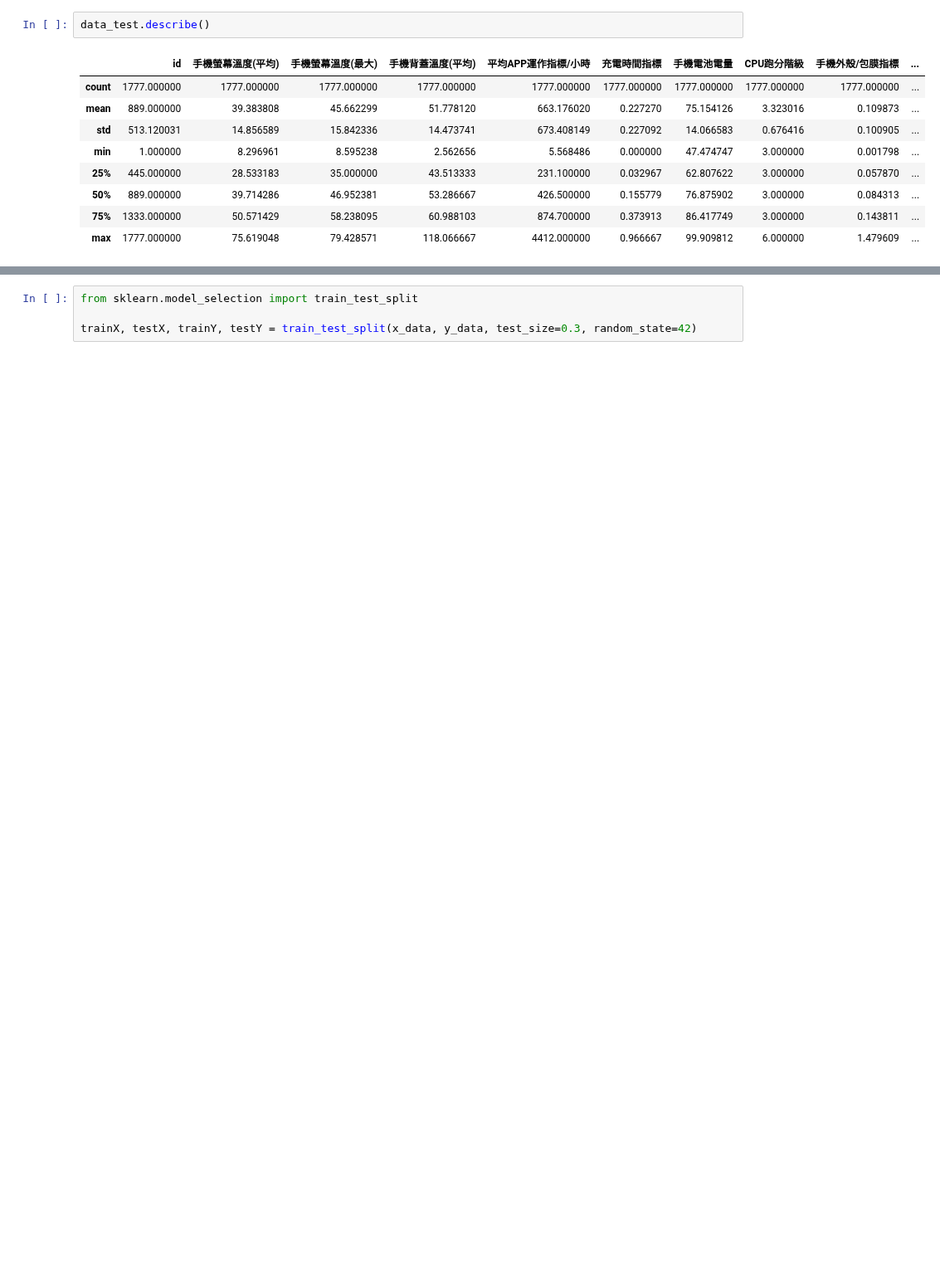
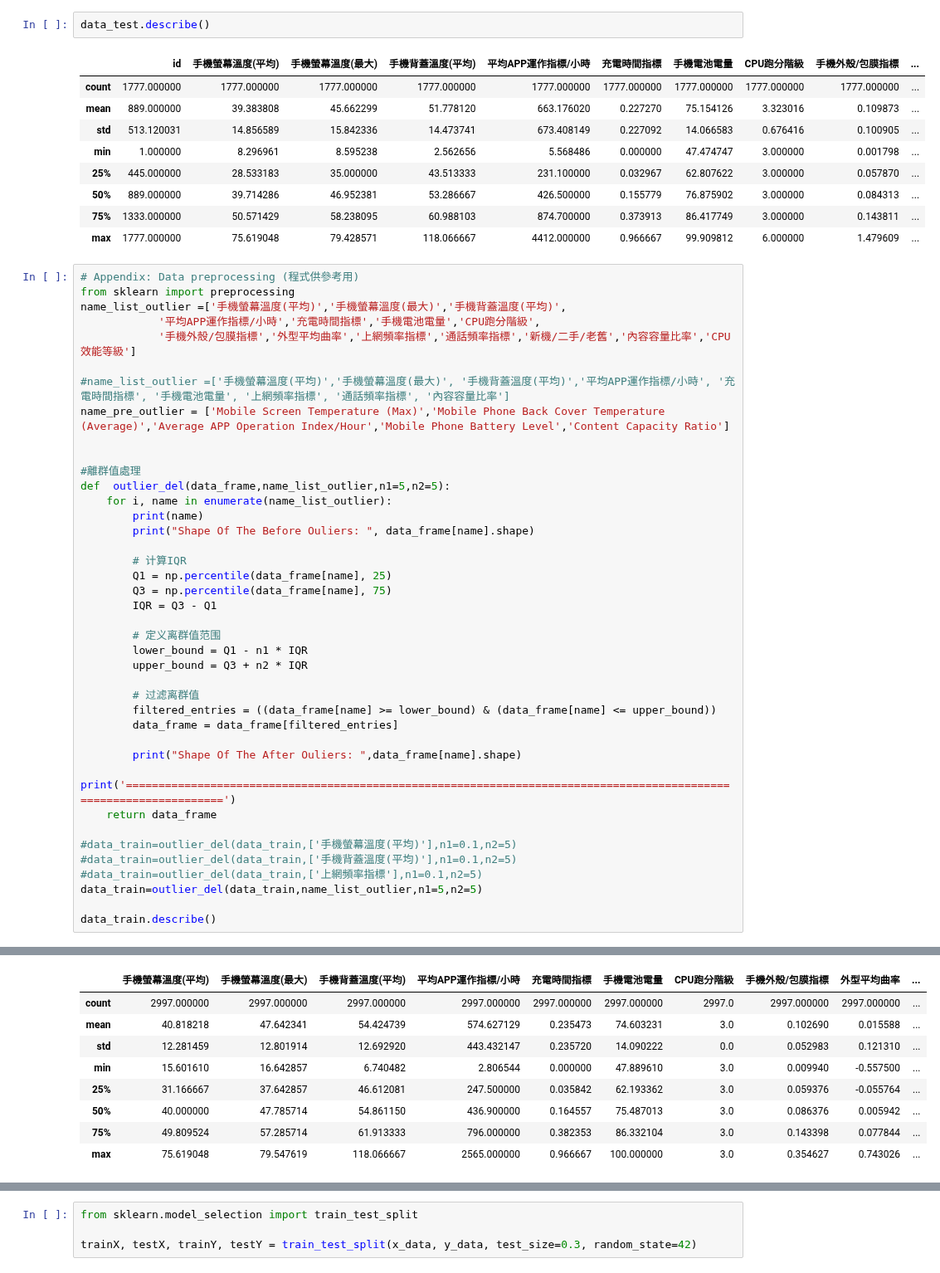
Before and after one commit to jeremy4111/ai, a Jupyter notebook: catboost.ipynb, the cells around one changed output, grey strips where cells are left out. Shown at 83% size. Saved outputs shown, nothing was run; the diff lists cells and outputs as text; blank space fills up the shorter version.

```diff
--- a/catboost.ipynb
+++ b/catboost.ipynb
@@ -24,3 +24,44 @@ data_test.describe()
 | 50% | 889.000000 | 39.714286 | 46.952381 | 53.286667 | 426.500000 | 0.155779 | 76.875902 | 3.000000 | 0.084313 | ... |
 | 75% | 1333.000000 | 50.571429 | 58.238095 | 60.988103 | 874.700000 | 0.373913 | 86.417749 | 3.000000 | 0.143811 | ... |
 | max | 1777.000000 | 75.619048 | 79.428571 | 118.066667 | 4412.000000 | 0.966667 | 99.909812 | 6.000000 | 1.479609 | ... |
+# %%
+# Appendix: Data preprocessing (程式供參考用)
+from sklearn import preprocessing
+name_list_outlier =['手機螢幕溫度(平均)','手機螢幕溫度(最大)','手機背蓋溫度(平均)',
+            '平均APP運作指標/小時','充電時間指標','手機電池電量','CPU跑分階級',
+            '手機外殼/包膜指標','外型平均曲率','上網頻率指標','通話頻率指標','新機/二手/老舊','內容容量比率','CPU效能等級']
+
+#name_list_outlier =['手機螢幕溫度(平均)','手機螢幕溫度(最大)', '手機背蓋溫度(平均)','平均APP運作指標/小時', '充電時間指標', '手機電池電量', '上網頻率指標', '通話頻率指標', '內容容量比率']
+name_pre_outlier = ['Mobile Screen Temperature (Max)','Mobile Phone Back Cover Temperature (Average)','Average APP Operation Index/Hour','Mobile Phone Battery Level','Content Capacity Ratio']
+
+
+#離群值處理
+def  outlier_del(data_frame,name_list_outlier,n1=5,n2=5):
+    for i, name in enumerate(name_list_outlier):
+        print(name)
+        print("Shape Of The Before Ouliers: ", data_frame[name].shape)
+
+        # 计算IQR
+        Q1 = np.percentile(data_frame[name], 25)
+        Q3 = np.percentile(data_frame[name], 75)
+        IQR = Q3 - Q1
+
+        # 定义离群值范围
+        lower_bound = Q1 - n1 * IQR
+        upper_bound = Q3 + n2 * IQR
+
+        # 过滤离群值
+        filtered_entries = ((data_frame[name] >= lower_bound) & (data_frame[name] <= upper_bound))
+        data_frame = data_frame[filtered_entries]
+
+        print("Shape Of The After Ouliers: ",data_frame[name].shape)
+        print('===================================================================================================================')
+    return data_frame
+
+#data_train=outlier_del(data_train,['手機螢幕溫度(平均)'],n1=0.1,n2=5)
+#data_train=outlier_del(data_train,['手機背蓋溫度(平均)'],n1=0.1,n2=5)
+#data_train=outlier_del(data_train,['上網頻率指標'],n1=0.1,n2=5)
+data_train=outlier_del(data_train,name_list_outlier,n1=5,n2=5)
+
+data_train.describe()
+# %% [output]
@@ -26,0 +85,9 @@ data_test.describe()
+|  | 手機螢幕溫度(平均) | 手機螢幕溫度(最大) | 手機背蓋溫度(平均) | 平均APP運作指標/小時 | 充電時間指標 | 手機電池電量 | CPU跑分階級 | 手機外殼/包膜指標 | 外型平均曲率 | ... |
+| count | 2997.000000 | 2997.000000 | 2997.000000 | 2997.000000 | 2997.000000 | 2997.000000 | 2997.0 | 2997.000000 | 2997.000000 | ... |
+| mean | 40.818218 | 47.642341 | 54.424739 | 574.627129 | 0.235473 | 74.603231 | 3.0 | 0.102690 | 0.015588 | ... |
+| std | 12.281459 | 12.801914 | 12.692920 | 443.432147 | 0.235720 | 14.090222 | 0.0 | 0.052983 | 0.121310 | ... |
+| min | 15.601610 | 16.642857 | 6.740482 | 2.806544 | 0.000000 | 47.889610 | 3.0 | 0.009940 | -0.557500 | ... |
+| 25% | 31.166667 | 37.642857 | 46.612081 | 247.500000 | 0.035842 | 62.193362 | 3.0 | 0.059376 | -0.055764 | ... |
+| 50% | 40.000000 | 47.785714 | 54.861150 | 436.900000 | 0.164557 | 75.487013 | 3.0 | 0.086376 | 0.005942 | ... |
+| 75% | 49.809524 | 57.285714 | 61.913333 | 796.000000 | 0.382353 | 86.332104 | 3.0 | 0.143398 | 0.077844 | ... |
+| max | 75.619048 | 79.547619 | 118.066667 | 2565.000000 | 0.966667 | 100.000000 | 3.0 | 0.354627 | 0.743026 | ... |
```
Also changed, not shown: parts of 16 cells of this notebook, 1 other file.
